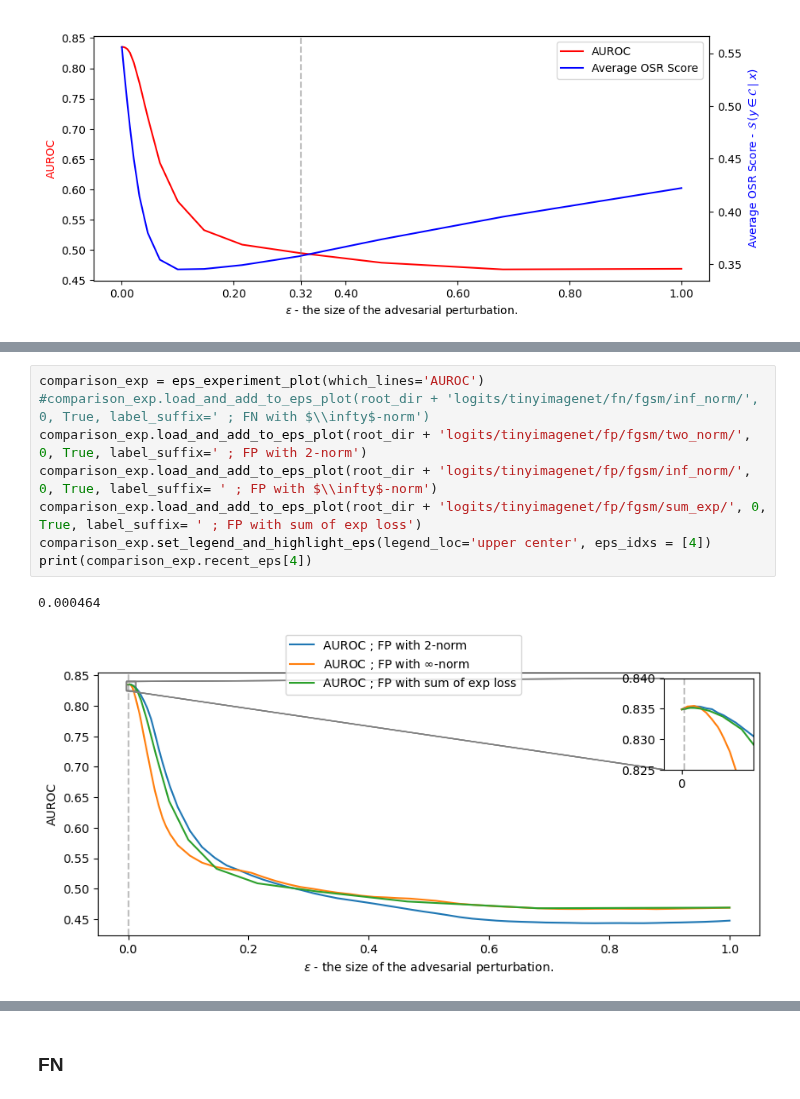
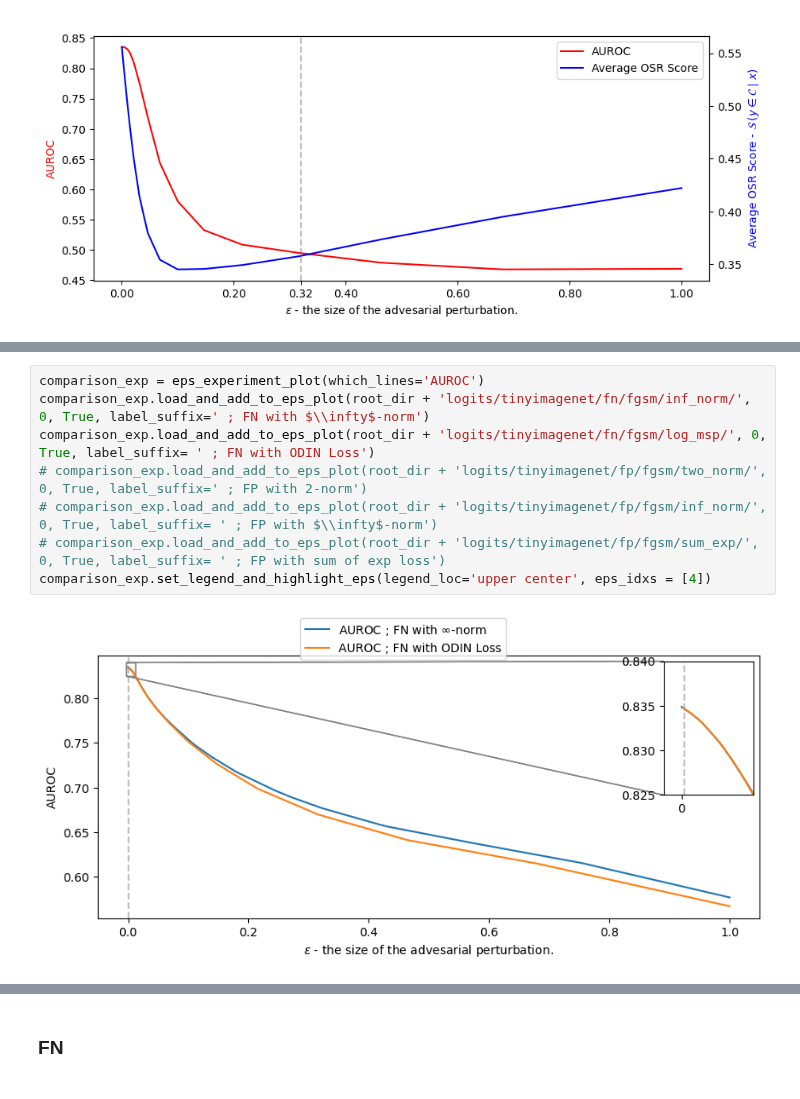
Before and after one commit to krellemand/bachelor_project, a Jupyter notebook: notebooks/visualizing_adv_attacks.ipynb, the cells around one changed output, grey strips where cells are left out. Drawn from its saved outputs; the diff is of its cells as text.

Commit message:
grad_norms_saved

```diff
--- a/notebooks/visualizing_adv_attacks.ipynb
+++ b/notebooks/visualizing_adv_attacks.ipynb
@@ -170,13 +177,12 @@ eps_exp_4.show_and_save()
 # %%
 comparison_exp = eps_experiment_plot(which_lines='AUROC')
-#comparison_exp.load_and_add_to_eps_plot(root_dir + 'logits/tinyimagenet/fn/fgsm/inf_norm/', 0, True, label_suffix=' ; FN with $\\infty$-norm')
-comparison_exp.load_and_add_to_eps_plot(root_dir + 'logits/tinyimagenet/fp/fgsm/two_norm/', 0, True, label_suffix=' ; FP with 2-norm')
-comparison_exp.load_and_add_to_eps_plot(root_dir + 'logits/tinyimagenet/fp/fgsm/inf_norm/', 0, True, label_suffix= ' ; FP with $\\infty$-norm')
-comparison_exp.load_and_add_to_eps_plot(root_dir + 'logits/tinyimagenet/fp/fgsm/sum_exp/', 0, True, label_suffix= ' ; FP with sum of exp loss')
+comparison_exp.load_and_add_to_eps_plot(root_dir + 'logits/tinyimagenet/fn/fgsm/inf_norm/', 0, True, label_suffix=' ; FN with $\\infty$-norm')
+comparison_exp.load_and_add_to_eps_plot(root_dir + 'logits/tinyimagenet/fn/fgsm/log_msp/', 0, True, label_suffix= ' ; FN with ODIN Loss')
+# comparison_exp.load_and_add_to_eps_plot(root_dir + 'logits/tinyimagenet/fp/fgsm/two_norm/', 0, True, label_suffix=' ; FP with 2-norm')
+# comparison_exp.load_and_add_to_eps_plot(root_dir + 'logits/tinyimagenet/fp/fgsm/inf_norm/', 0, True, label_suffix= ' ; FP with $\\infty$-norm')
+# comparison_exp.load_and_add_to_eps_plot(root_dir + 'logits/tinyimagenet/fp/fgsm/sum_exp/', 0, True, label_suffix= ' ; FP with sum of exp loss')
 comparison_exp.set_legend_and_highlight_eps(legend_loc='upper center', eps_idxs = [4])
-print(comparison_exp.recent_eps[4])
 # %% [output]
-0.000464
-[figure, old version]
+[figure, new version]
 # %%
 comparison_exp = eps_experiment_plot(which_lines='mls', add_zoom=False)
```
Also changed, not shown: parts of 4 cells of this notebook, 20 other files.
